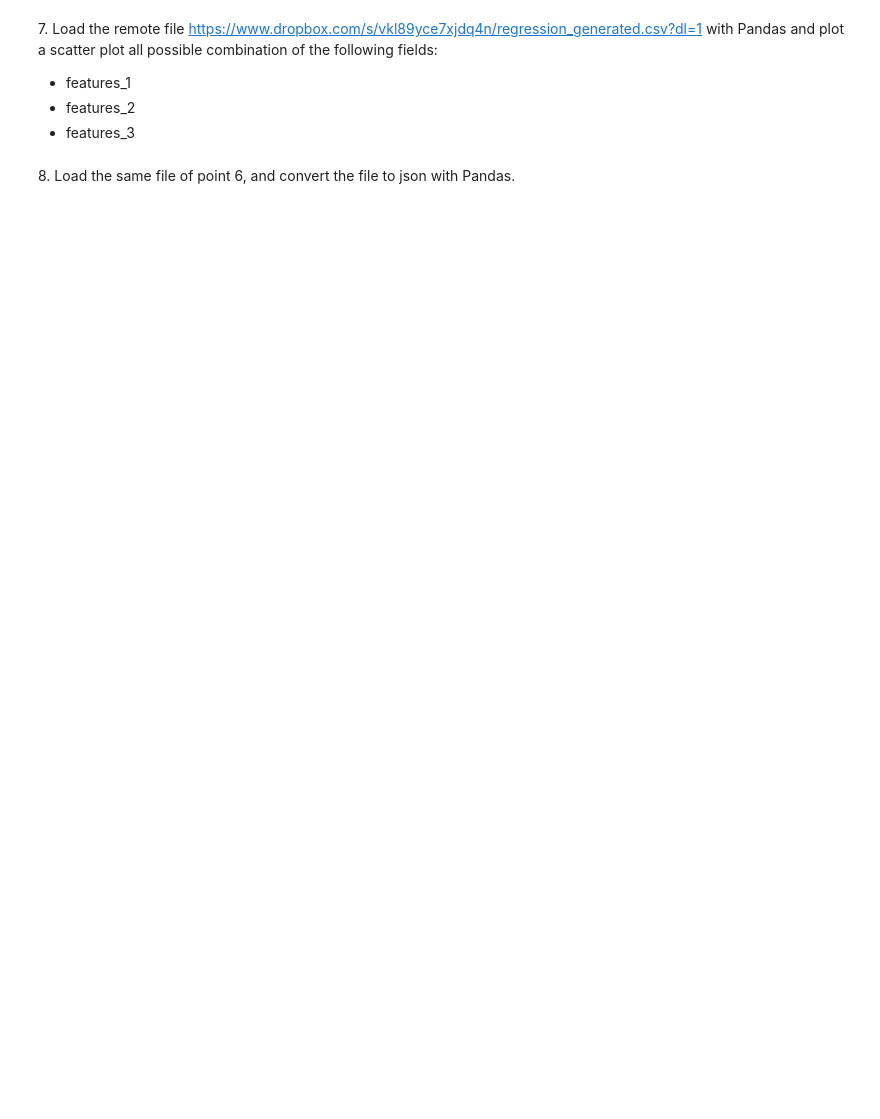
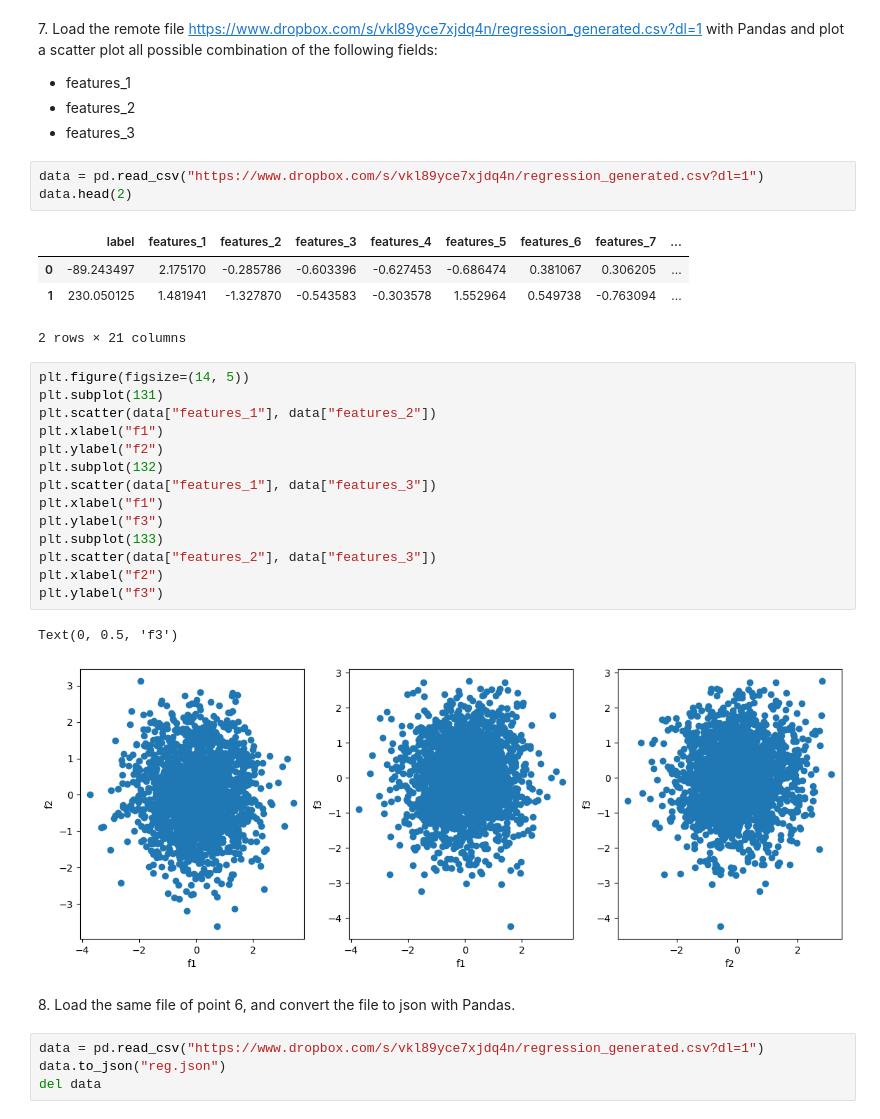
Before and after one commit to paololapo/LaboratoryOfComputationalPhysics_Y6, a Jupyter notebook: 05ex_OSEMN.ipynb, the cells around one changed output. Drawn from its saved outputs; the diff is of its cells as text; blank space fills up the shorter version.

```diff
--- a/05ex_OSEMN.ipynb
+++ b/05ex_OSEMN.ipynb
@@ -80,5 +99,34 @@ for line in f:
   + features_1
   + features_2
   + features_3
+# %%
+data = pd.read_csv("https://www.dropbox.com/s/vkl89yce7xjdq4n/regression_generated.csv?dl=1")
+data.head(2)
+# %% [output]
+|  | label | features_1 | features_2 | features_3 | features_4 | features_5 | features_6 | features_7 | ... |
+| 0 | -89.243497 | 2.175170 | -0.285786 | -0.603396 | -0.627453 | -0.686474 | 0.381067 | 0.306205 | ... |
+| 1 | 230.050125 | 1.481941 | -1.327870 | -0.543583 | -0.303578 | 1.552964 | 0.549738 | -0.763094 | ... |
+2 rows × 21 columns
+# %%
+plt.figure(figsize=(14, 5))
+plt.subplot(131)
+plt.scatter(data["features_1"], data["features_2"])
+plt.xlabel("f1")
+plt.ylabel("f2")
+plt.subplot(132)
+plt.scatter(data["features_1"], data["features_3"])
+plt.xlabel("f1")
+plt.ylabel("f3")
+plt.subplot(133)
+plt.scatter(data["features_2"], data["features_3"])
+plt.xlabel("f2")
+plt.ylabel("f3")
+# %% [output]
+Text(0, 0.5, 'f3')
+[figure, added]
 # %% [markdown]
 8\. Load the same file of point 6, and convert the file to json with Pandas.
+# %%
+data = pd.read_csv("https://www.dropbox.com/s/vkl89yce7xjdq4n/regression_generated.csv?dl=1")
+data.to_json("reg.json")
+del data
```
Also changed, not shown: parts of 4 cells of this notebook, 2 other files.
